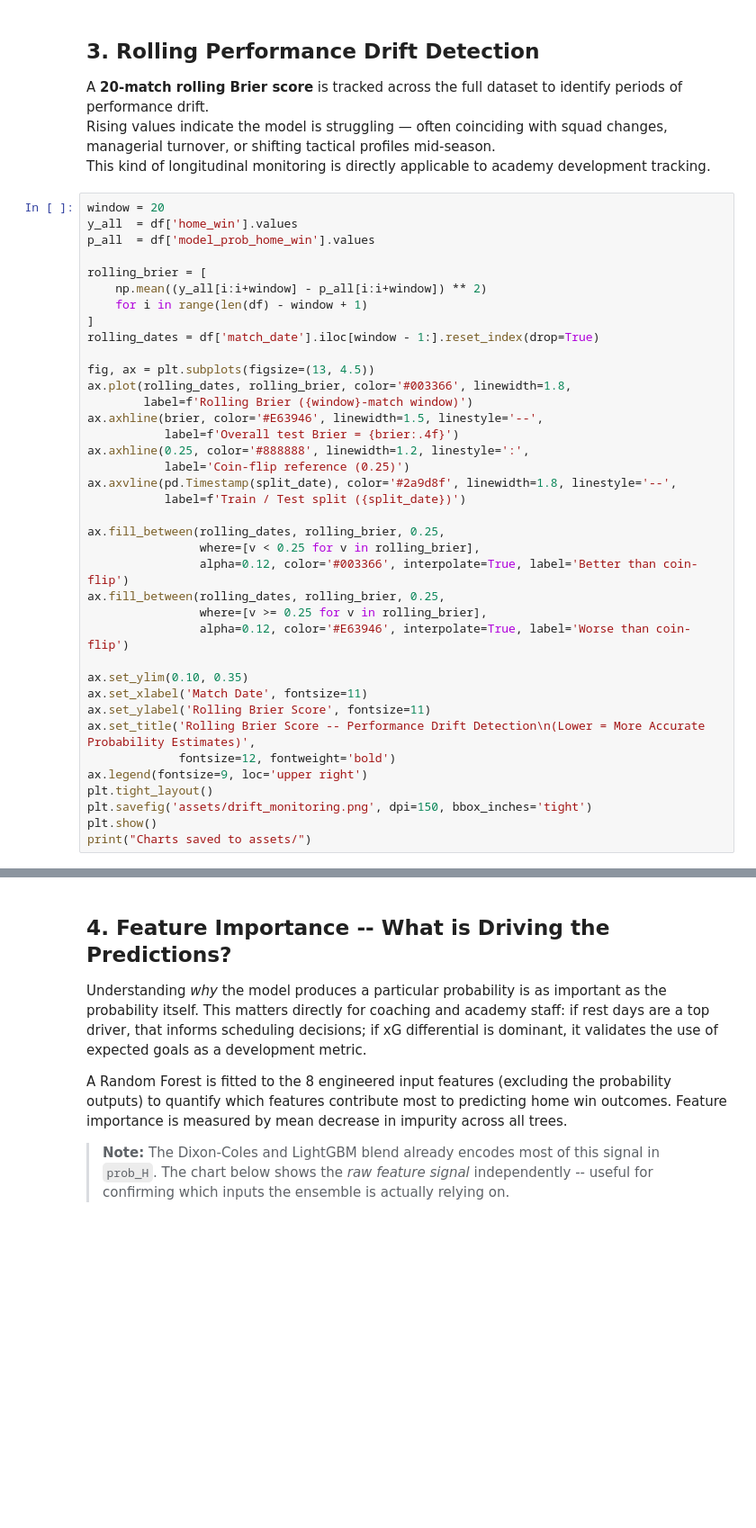
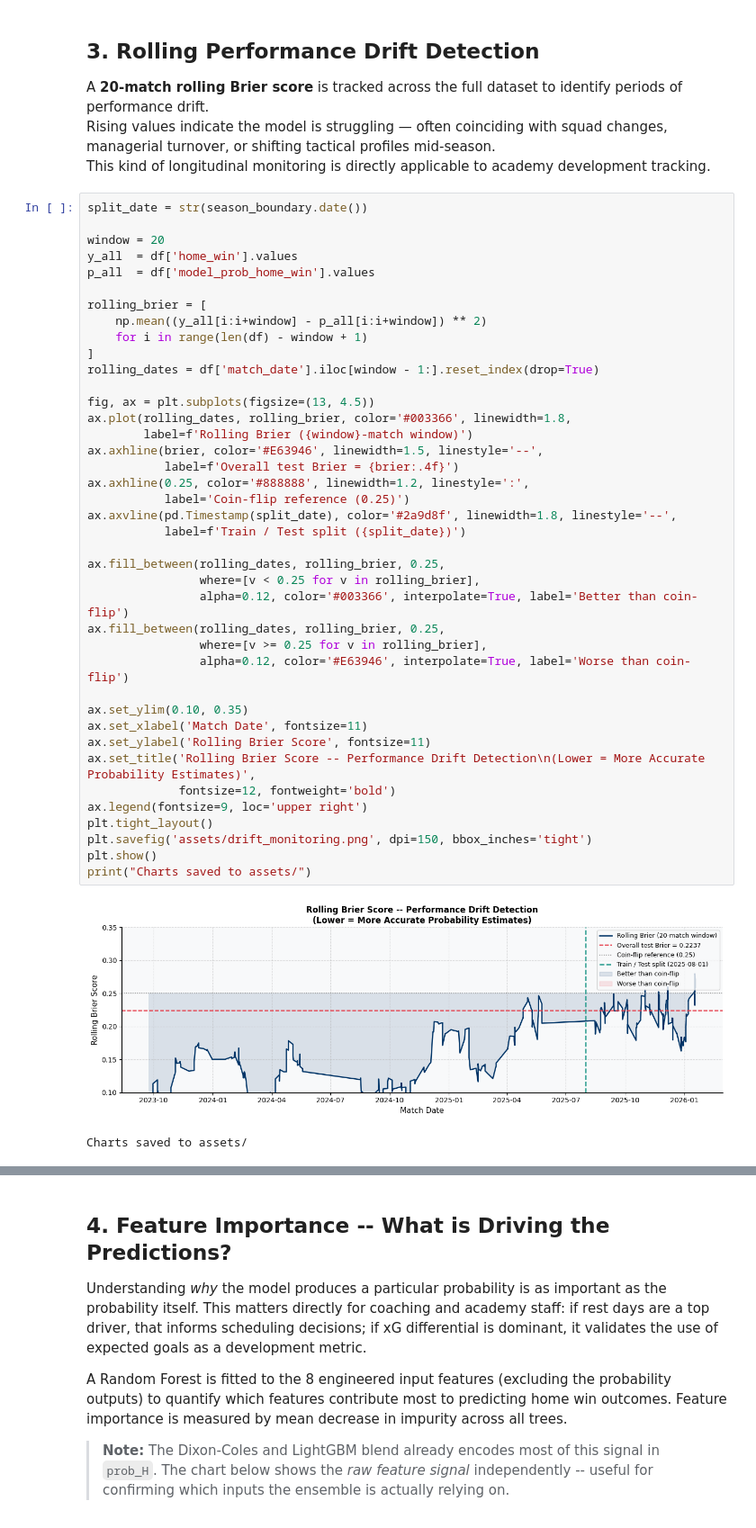
Before and after one commit to vkenard/football-performance-analytics, a Jupyter notebook: forward_validation_demo.ipynb, the cells around one changed output, grey strips where cells are left out. Shown at 90% size. Drawn from its saved outputs; the diff is of its cells as text; blank space fills up the shorter version.

```diff
--- a/forward_validation_demo.ipynb
+++ b/forward_validation_demo.ipynb
@@ -123,6 +152,8 @@ A **20-match rolling Brier score** is tracked across the full dataset to identif
 Rising values indicate the model is struggling — often coinciding with squad changes, managerial turnover, or shifting tactical profiles mid-season.
 This kind of longitudinal monitoring is directly applicable to academy development tracking.
 # %%
+split_date = str(season_boundary.date())
+
 window = 20
 y_all  = df['home_win'].values
 p_all  = df['model_prob_home_win'].values
@@ -133,33 +164,36 @@ rolling_brier = [
 ]
 rolling_dates = df['match_date'].iloc[window - 1:].reset_index(drop=True)
 
 fig, ax = plt.subplots(figsize=(13, 4.5))
 ax.plot(rolling_dates, rolling_brier, color='#003366', linewidth=1.8,
         label=f'Rolling Brier ({window}-match window)')
 ax.axhline(brier, color='#E63946', linewidth=1.5, linestyle='--',
            label=f'Overall test Brier = {brier:.4f}')
 ax.axhline(0.25, color='#888888', linewidth=1.2, linestyle=':',
            label='Coin-flip reference (0.25)')
 ax.axvline(pd.Timestamp(split_date), color='#2a9d8f', linewidth=1.8, linestyle='--',
            label=f'Train / Test split ({split_date})')
 
 ax.fill_between(rolling_dates, rolling_brier, 0.25,
                 where=[v < 0.25 for v in rolling_brier],
                 alpha=0.12, color='#003366', interpolate=True, label='Better than coin-flip')
 ax.fill_between(rolling_dates, rolling_brier, 0.25,
                 where=[v >= 0.25 for v in rolling_brier],
                 alpha=0.12, color='#E63946', interpolate=True, label='Worse than coin-flip')
 
 ax.set_ylim(0.10, 0.35)
 ax.set_xlabel('Match Date', fontsize=11)
 ax.set_ylabel('Rolling Brier Score', fontsize=11)
 ax.set_title('Rolling Brier Score -- Performance Drift Detection\n(Lower = More Accurate Probability Estimates)',
              fontsize=12, fontweight='bold')
 ax.legend(fontsize=9, loc='upper right')
 plt.tight_layout()
 plt.savefig('assets/drift_monitoring.png', dpi=150, bbox_inches='tight')
 plt.show()
 print("Charts saved to assets/")
+# %% [output]
+[figure, added]
+Charts saved to assets/
 # %% [markdown]
 ![Drift Monitoring](https://raw.githubusercontent.com/vkenard/football-performance-analytics/main/assets/drift_monitoring.png)
 # %% [markdown]
```
Also changed, not shown: parts of 5 cells of this notebook, 1 other file.
